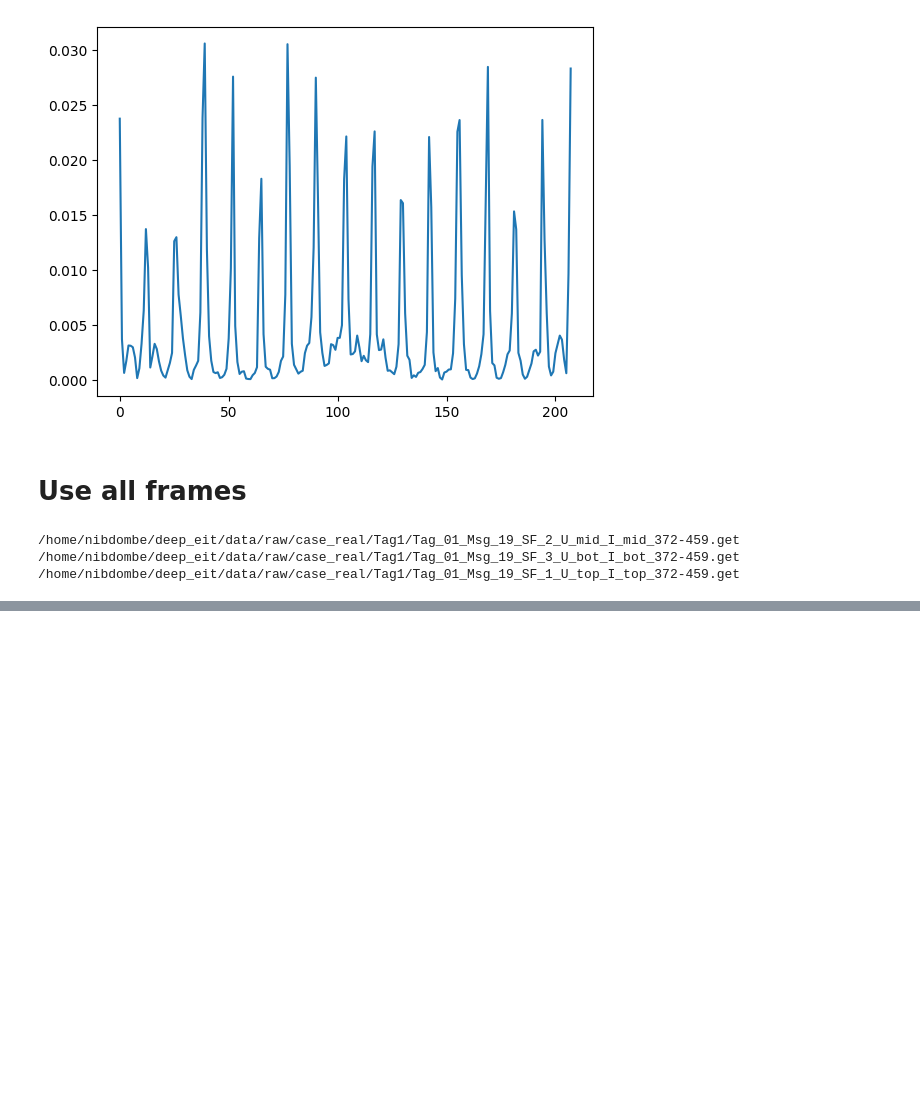
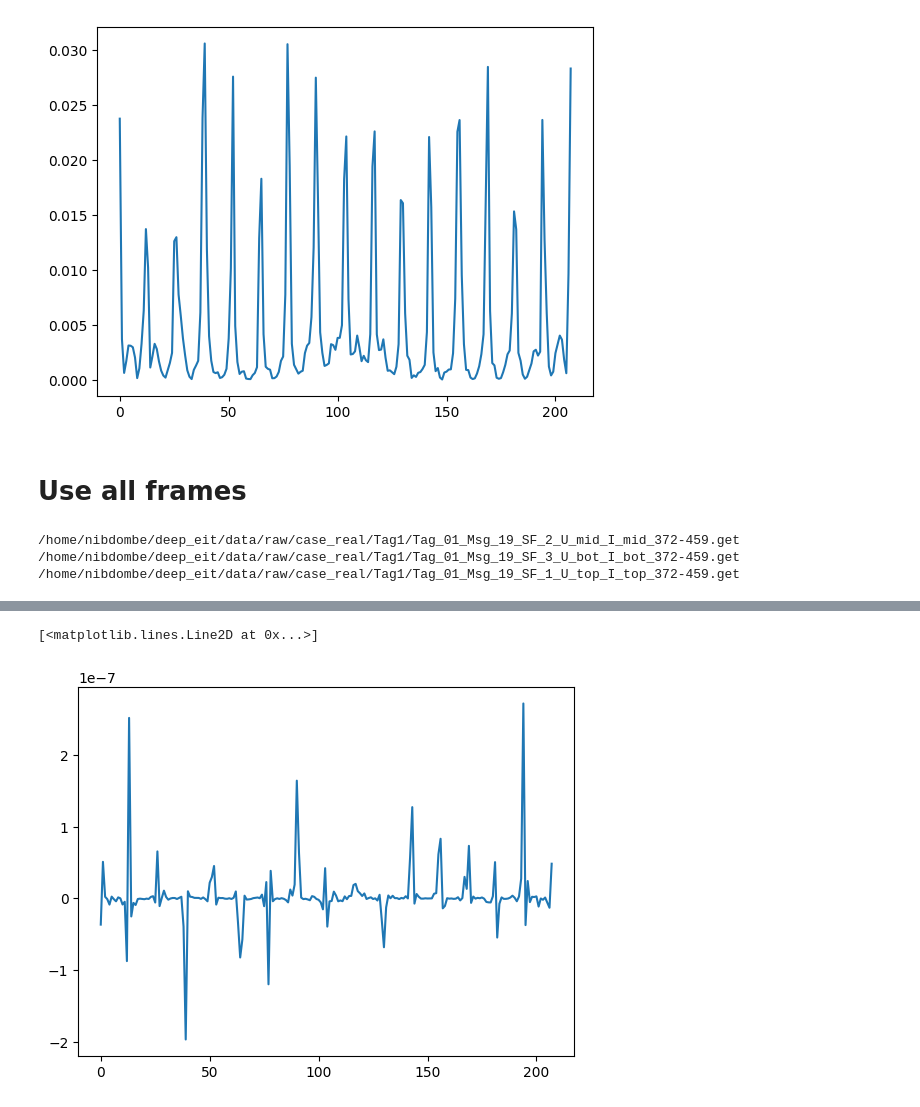
Before and after one commit to dmnk1308/RESIST, a Jupyter notebook: preprocess_real_data.ipynb, the cells around one changed output, grey strips where cells are left out. Drawn from its saved outputs; the diff is of its cells as text; code cells hidden in the pictures; blank space fills up the shorter version.

```diff
--- a/preprocess_real_data.ipynb
+++ b/preprocess_real_data.ipynb
@@ -112,0 +202,13 @@ imageio.mimsave('animation.gif', (rgb_image[:,:,:,:3]*255).astype(np.uint8), fps
+# %%
+means = []
+for signals in cases_signals:
+    try:
+        means.append(np.array(signals).mean(axis=0))
+    except Exception as e:
+        print(e)
+# %%
+means = [mean for mean in means if isinstance(mean, np.ndarray)]
+plt.plot(np.array(means).mean(axis=0))
+# %% [output]
+[<matplotlib.lines.Line2D at 0x...>]
+[figure, added]
```
Also changed, not shown: parts of 18 cells of this notebook, 11 other files.
